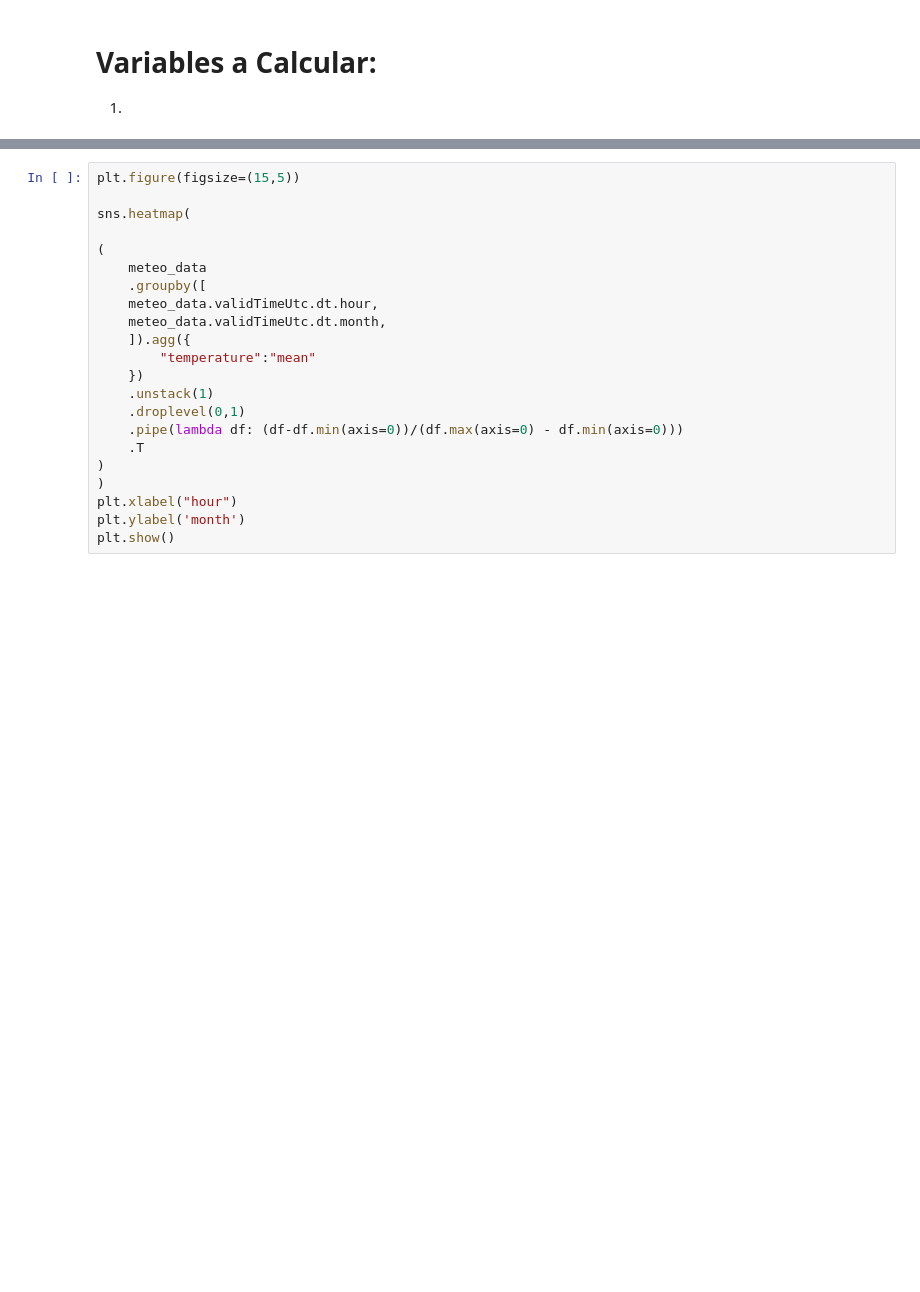
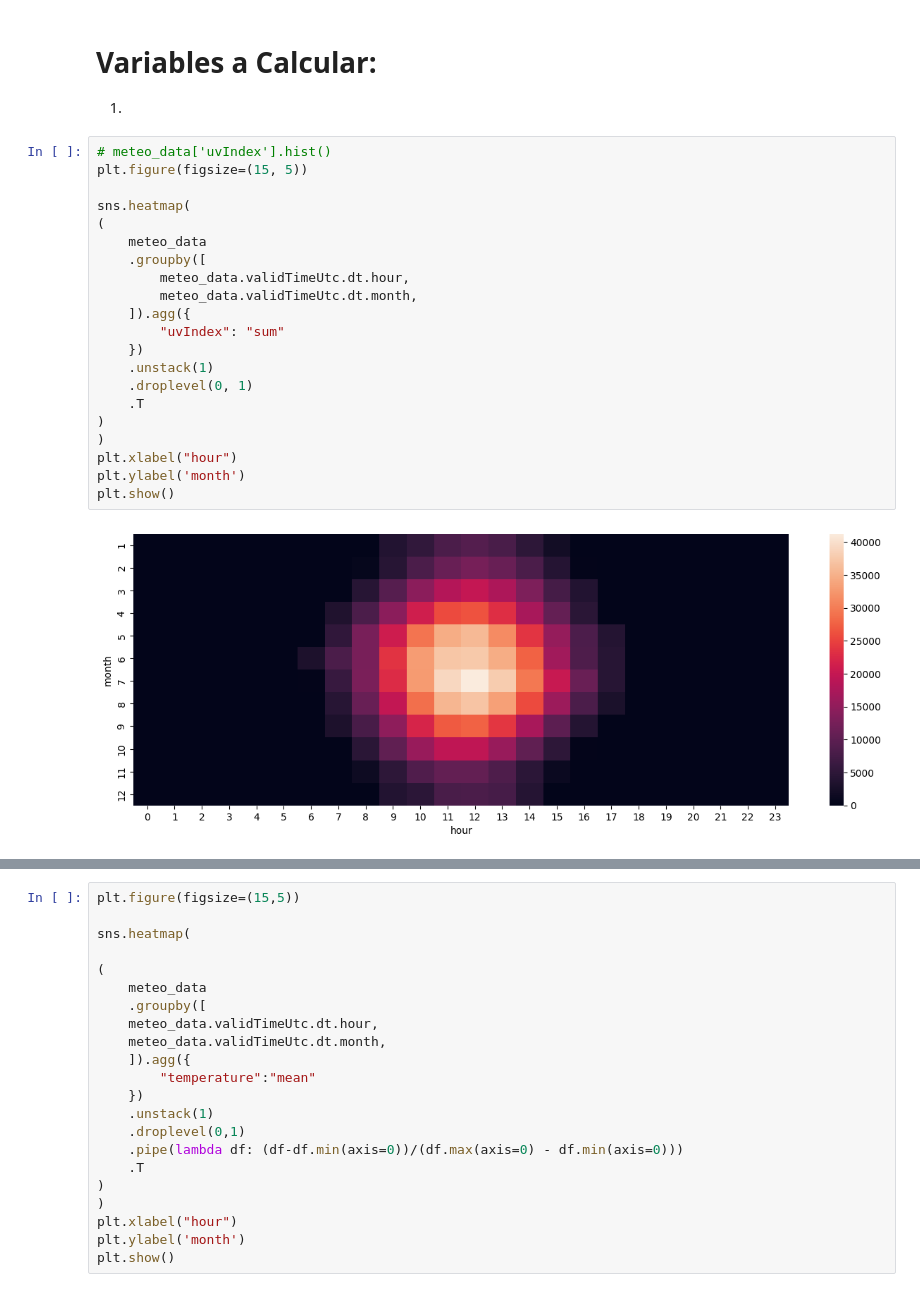
Before and after one commit to vitostamatti/datathon-cajamar-malbecs, a Jupyter notebook: notebooks/01-data-preprocessing/meteo-prepro.ipynb, the cells around one changed output, grey strips where cells are left out. Cells and saved outputs as stored; diff of their text form; blank space fills up the shorter version.

```diff
--- a/notebooks/01-data-preprocessing/meteo-prepro.ipynb
+++ b/notebooks/01-data-preprocessing/meteo-prepro.ipynb
@@ -23,3 +23,26 @@ Index(['validTimeUtc', 'precip1Hour', 'precip6Hour', 'precip24Hour',
 # Variables a Calcular:
 
 1.
+# %%
+# meteo_data['uvIndex'].hist()
+plt.figure(figsize=(15, 5))
+
+sns.heatmap(
+(
+    meteo_data
+    .groupby([
+        meteo_data.validTimeUtc.dt.hour,
+        meteo_data.validTimeUtc.dt.month,
+    ]).agg({
+        "uvIndex": "sum"
+    })
+    .unstack(1)
+    .droplevel(0, 1)
+    .T
+)
+)
+plt.xlabel("hour")
+plt.ylabel('month')
+plt.show()
+# %% [output]
+[figure, added]
```
Also changed, not shown: parts of 13 cells of this notebook, 25 other files.
